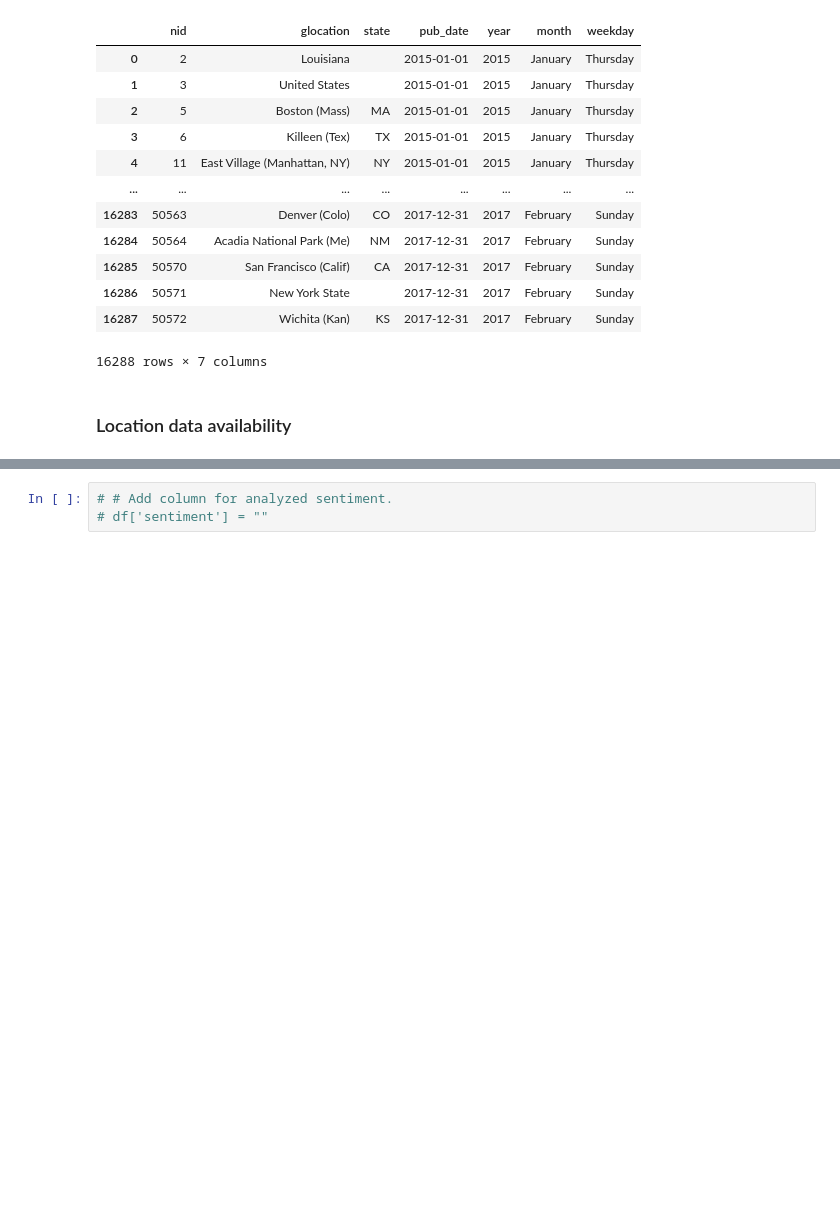
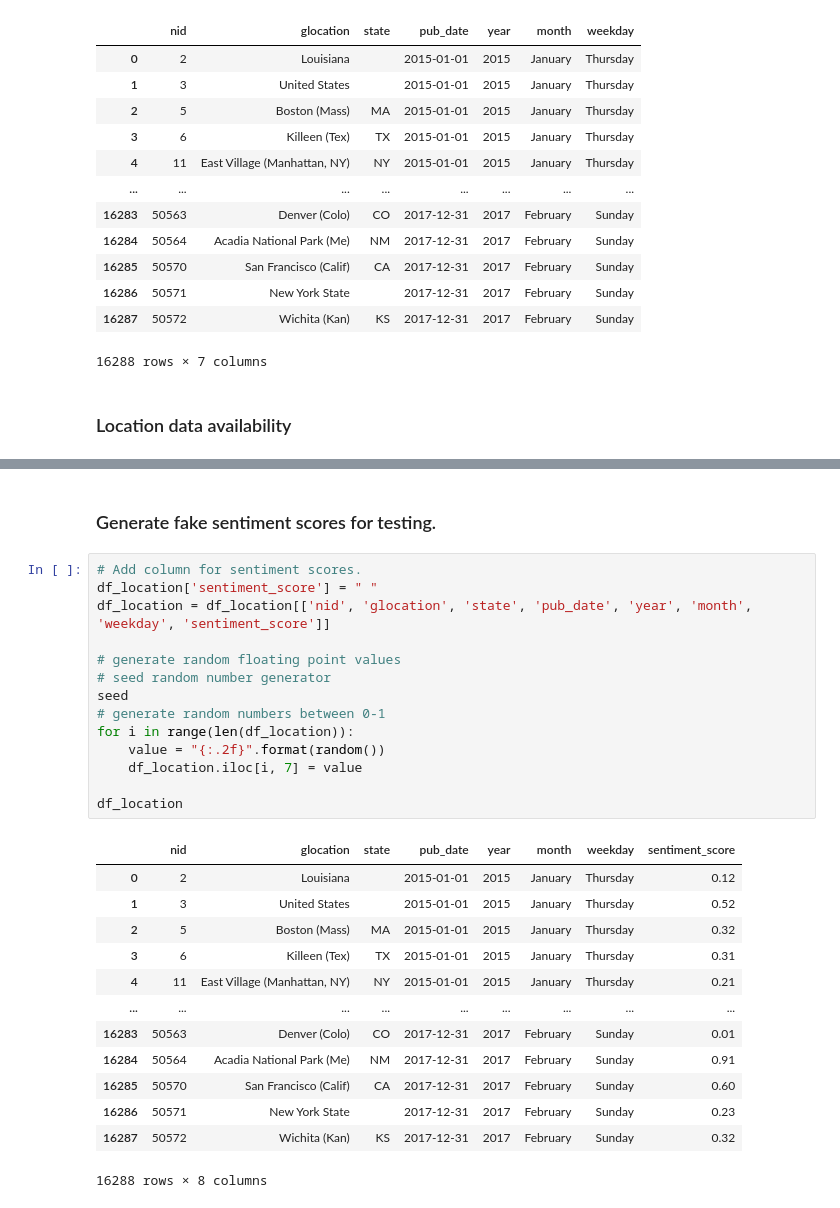
Before and after one commit to iCode13/News-Sentiment-Analysis-App, a Jupyter notebook: data/heatmap.ipynb, the cells around one changed output, grey strips where cells are left out. Drawn from its saved outputs; the diff is of its cells as text; blank space fills up the shorter version.

Commit message:
fake sentiment scores for testing

```diff
--- a/data/heatmap.ipynb
+++ b/data/heatmap.ipynb
@@ -259,5 +259,32 @@ PA        3
 MO        1
 Name: state, dtype: int64
-# %%
-# # Add column for analyzed sentiment.
-# df['sentiment'] = ""
+# %% [markdown]
+### Generate fake sentiment scores for testing.
+# %%
+# Add column for sentiment scores.
+df_location['sentiment_score'] = " "
+df_location = df_location[['nid', 'glocation', 'state', 'pub_date', 'year', 'month', 'weekday', 'sentiment_score']]
+
+# generate random floating point values
+# seed random number generator
+seed
+# generate random numbers between 0-1
+for i in range(len(df_location)):
+    value = "{:.2f}".format(random())
+    df_location.iloc[i, 7] = value
+
+df_location
+# %% [output]
+|  | nid | glocation | state | pub_date | year | month | weekday | sentiment_score |
+| 0 | 2 | Louisiana |  | 2015-01-01 | 2015 | January | Thursday | 0.12 |
+| 1 | 3 | United States |  | 2015-01-01 | 2015 | January | Thursday | 0.52 |
+| 2 | 5 | Boston (Mass) | MA | 2015-01-01 | 2015 | January | Thursday | 0.32 |
+| 3 | 6 | Killeen (Tex) | TX | 2015-01-01 | 2015 | January | Thursday | 0.31 |
+| 4 | 11 | East Village (Manhattan, NY) | NY | 2015-01-01 | 2015 | January | Thursday | 0.21 |
+| ... | ... | ... | ... | ... | ... | ... | ... | ... |
+| 16283 | 50563 | Denver (Colo) | CO | 2017-12-31 | 2017 | February | Sunday | 0.01 |
+| 16284 | 50564 | Acadia National Park (Me) | NM | 2017-12-31 | 2017 | February | Sunday | 0.91 |
+| 16285 | 50570 | San Francisco (Calif) | CA | 2017-12-31 | 2017 | February | Sunday | 0.60 |
+| 16286 | 50571 | New York State |  | 2017-12-31 | 2017 | February | Sunday | 0.23 |
+| 16287 | 50572 | Wichita (Kan) | KS | 2017-12-31 | 2017 | February | Sunday | 0.32 |
+16288 rows × 8 columns
```
Also changed, not shown: parts of 7 cells of this notebook.
